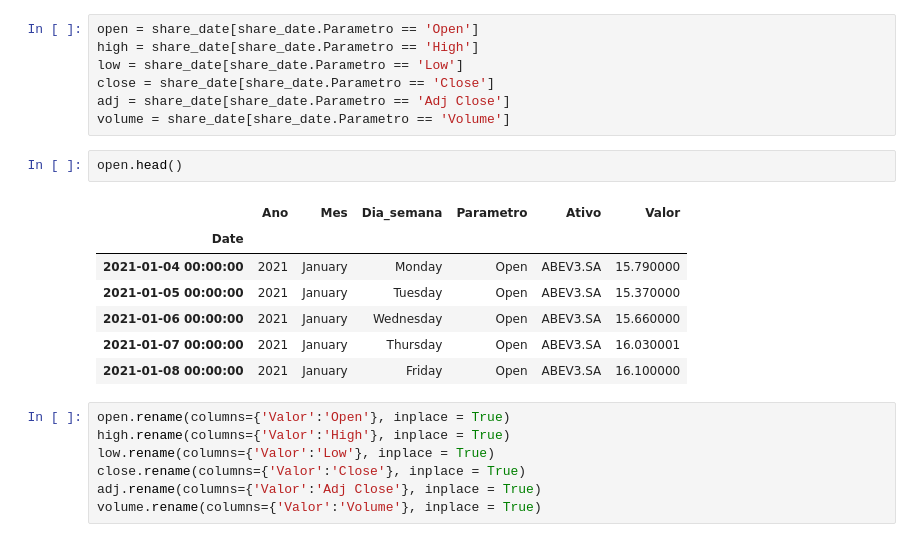
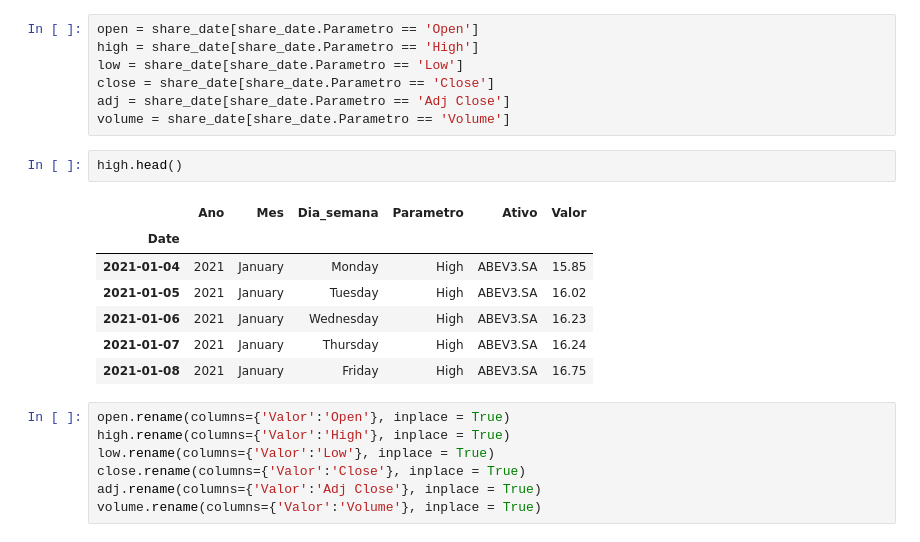
Before and after one commit to alanbrazoes/notebooks, a Jupyter notebook: dataframes.ipynb, the cells around one changed output. Saved outputs shown, nothing was run; the diff lists cells and outputs as text.

```diff
--- a/dataframes.ipynb
+++ b/dataframes.ipynb
@@ -1127,15 +1125,15 @@ close = share_date[share_date.Parametro == 'Close']
 adj = share_date[share_date.Parametro == 'Adj Close']
 volume = share_date[share_date.Parametro == 'Volume']
 # %%
-open.head()
+high.head()
 # %% [output]
 |  | Ano | Mes | Dia_semana | Parametro | Ativo | Valor |
 | Date |  |  |  |  |  |  |
-| 2021-01-04 00:00:00 | 2021 | January | Monday | Open | ABEV3.SA | 15.790000 |
-| 2021-01-05 00:00:00 | 2021 | January | Tuesday | Open | ABEV3.SA | 15.370000 |
-| 2021-01-06 00:00:00 | 2021 | January | Wednesday | Open | ABEV3.SA | 15.660000 |
-| 2021-01-07 00:00:00 | 2021 | January | Thursday | Open | ABEV3.SA | 16.030001 |
-| 2021-01-08 00:00:00 | 2021 | January | Friday | Open | ABEV3.SA | 16.100000 |
+| 2021-01-04 | 2021 | January | Monday | High | ABEV3.SA | 15.85 |
+| 2021-01-05 | 2021 | January | Tuesday | High | ABEV3.SA | 16.02 |
+| 2021-01-06 | 2021 | January | Wednesday | High | ABEV3.SA | 16.23 |
+| 2021-01-07 | 2021 | January | Thursday | High | ABEV3.SA | 16.24 |
+| 2021-01-08 | 2021 | January | Friday | High | ABEV3.SA | 16.75 |
 # %%
 open.rename(columns={'Valor':'Open'}, inplace = True)
 high.rename(columns={'Valor':'High'}, inplace = True)
```
Also changed, not shown: parts of 48 cells of this notebook.
